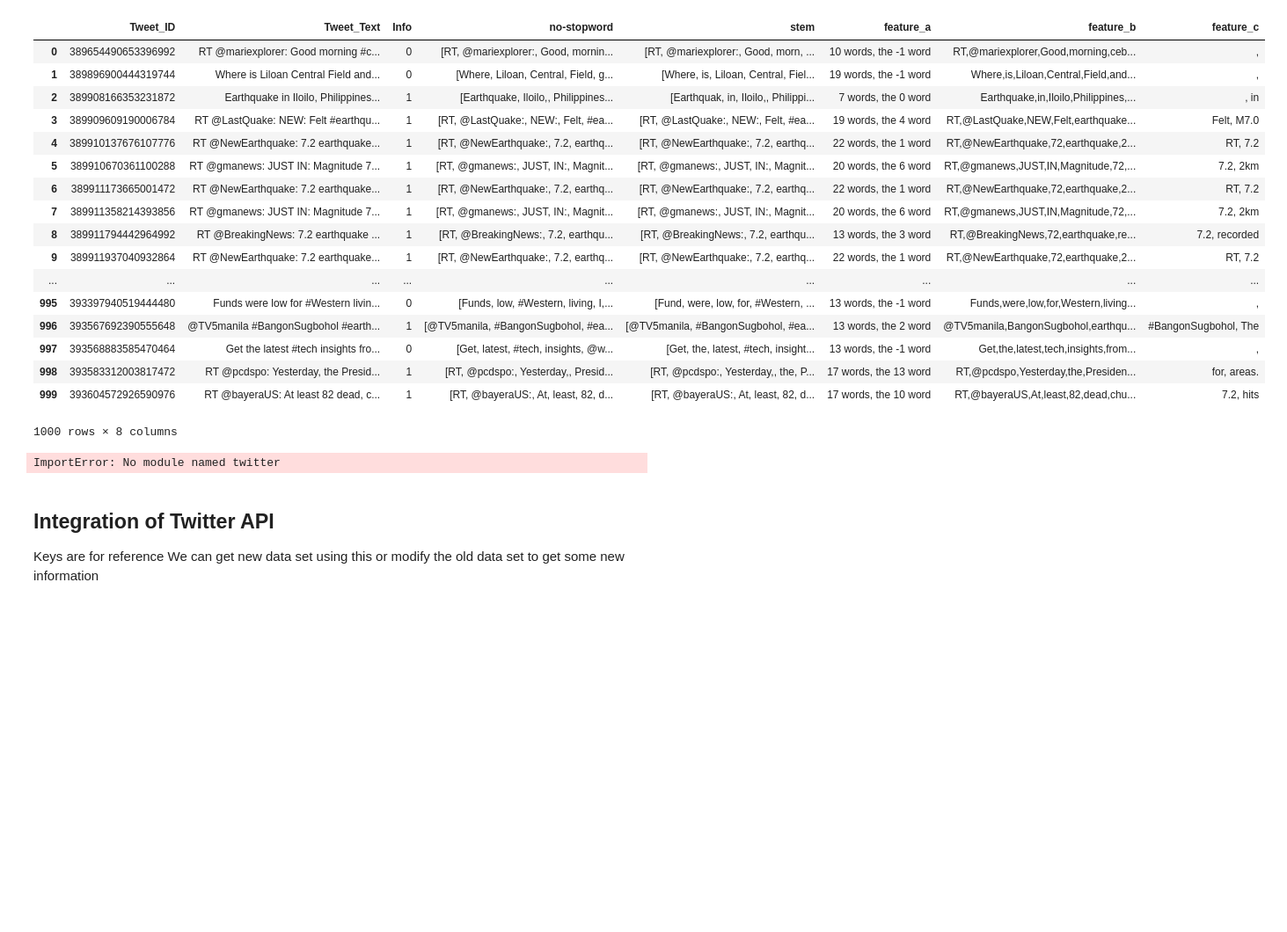
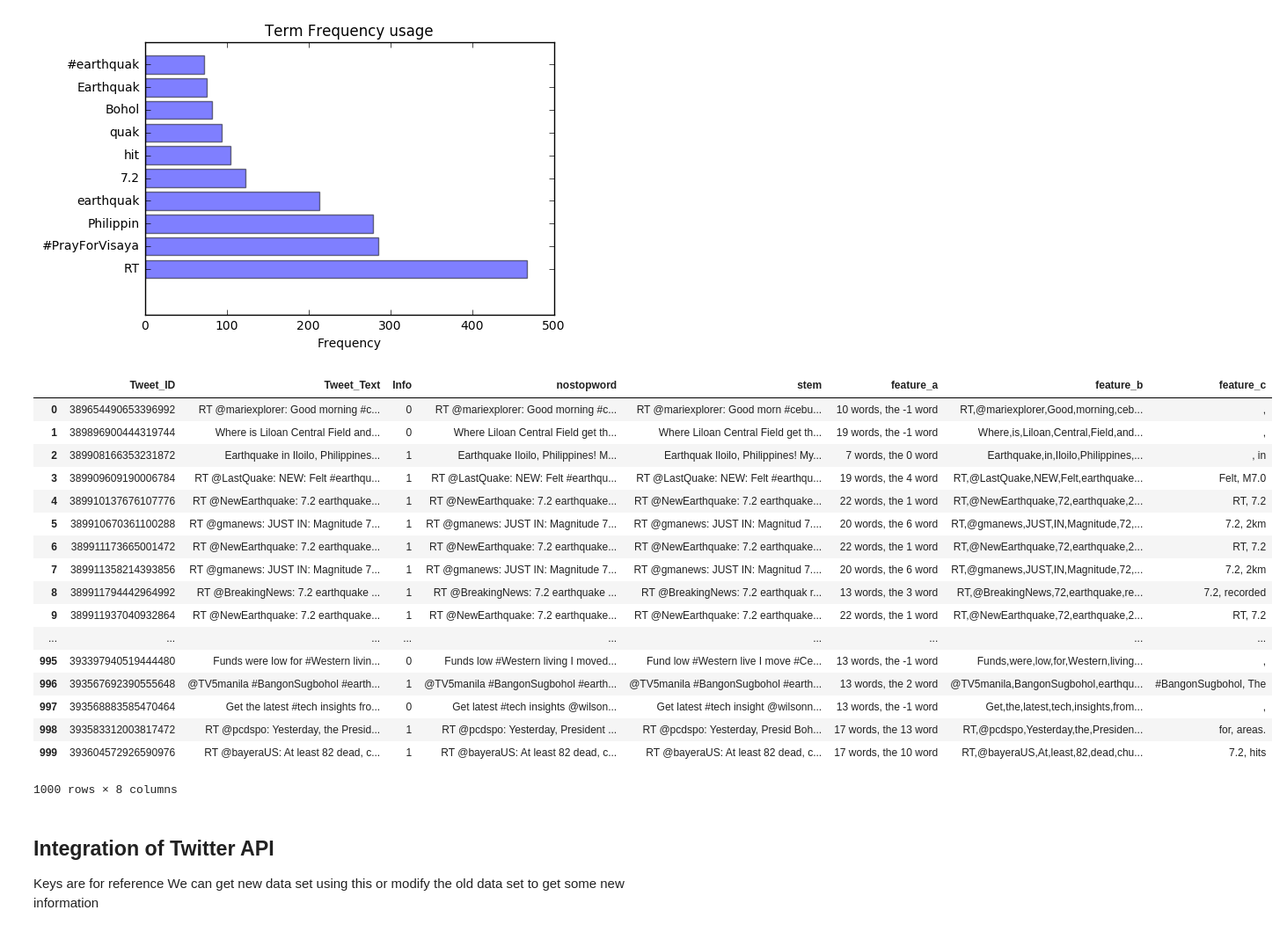
Before and after one commit to prateek470/TweetQuake, a Jupyter notebook: TweetQuake.ipynb, the cells around one changed output. Shown: that part at 88% size. Drawn from its saved outputs; the diff is of its cells as text; code cells hidden in the pictures; blank space fills up the shorter version.

Commit message:
Map plot

```diff
--- a/TweetQuake.ipynb
+++ b/TweetQuake.ipynb
@@ -6,12 +9,16 @@ TweetQuake
 import re
 import csv
 import nltk
+import operator
 # nltk.download()
 import pandas as pd
 import numpy as np
+import matplotlib.pyplot as plt
+from collections import defaultdict
 from IPython.core.interactiveshell import InteractiveShell
 InteractiveShell.ast_node_interactivity = "all"
 from nltk.stem.porter import PorterStemmer
+%matplotlib inline
 
 def get_data(filename):
     df = pd.read_csv(filename)
@@ -30,28 +37,51 @@ porter_stemmer = PorterStemmer()
 
 # load nltk's English stopwords as variable called 'stopwords'
 stopwords = nltk.corpus.stopwords.words('english')
+wordmap = defaultdict(int)
 
 def Stopword(tweet):
-    nostop = []
+    nostop = str()
     for word in tweet:
-        word = word.decode('utf-8')
-        if word not in stopwords: nostop.append(word)
+        #word = word.decode('utf-8')
+        if word not in stopwords: nostop+= " " + word
     return nostop
 
 def remove_stopword (X):
-    X['no-stopword'] = X.Tweet_Text.str.split().apply(Stopword)
+    X['nostopword'] = X.Tweet_Text.str.split().apply(Stopword)
     return X
 
 def Porter_Stem(tweet):
-    stemmed_word = []
+    stemmed_word = str()
     for word in tweet:
         word = word.decode('utf-8')
-        stemmed_word.append(porter_stemmer.stem(word))
+        stemmed_word += " " + (porter_stemmer.stem(word))
     return stemmed_word
 
 def stemming (X):
-    X['stem'] = X.Tweet_Text.str.split().apply(Porter_Stem)
+    X['stem'] = X.nostopword.str.split().apply(Porter_Stem)
     return X
+
+def update_wordmap(tweet):
+    #update wordmap
+    for word in tweet:
+        wordmap[word]+=1
+
+def term_frequency_plot(X):
+    #Plot a graph for term frequency in tweets
+    X.stem.str.split().apply(update_wordmap)
+    sorted_x = sorted(wordmap.items(), key=operator.itemgetter(1), reverse = True)
+    objects = list()
+    freq = list()
+    for i in range(10):
+        objects.append(sorted_x[i][0])
+        freq.append(sorted_x[i][1])
+
+    x_pos = np.arange(len(objects))
+    plt.barh(x_pos, freq, align='center', alpha=0.5)
+    plt.xlabel("Frequency")
+    plt.yticks(x_pos, objects)
+    plt.title('Term Frequency usage')
+    plt.show()
 
 # Feature Extraction
 # X['count'] = X.Tweet_Text.str.split(' ').apply(len)#.value_counts()
@@ -101,6 +131,7 @@ def find_before_after_query_word(val):
 # X.before_query1[X.position > 0] = X.position - 1
 X = remove_stopword(X)
 X = stemming (X)
+term_frequency_plot(X)
 X = Feature_extraction_A(X)
 X = Feature_extraction_B(X)
 X = Feature_extraction_C(X)
@@ -122,52 +153,52 @@ api = twitter.Api(consumer_key='4j8Uk7Hea3pdgEuJ6nkvqvVYO',
 # Find tweets using tweet ID
 res = api.GetStatus(389949367009808384)
 
 # Code to get the new data with Location and Created date
 # def find_created_at(id):
 #     try:
 #         res = api.GetStatus(id)
 #         return res.created_at
 #     except:
 #         return ''
 # X['created_at'] = X.Tweet_ID.astype(int).apply(find_created_at)
 # def find_location(id):
 #     try:
 #         return api.GetStatus(id).user.location
 #     except:
 #         return ''
 # X['location'] = X.Tweet_ID.astype(int).apply(find_location)
 # X.to_csv('new_data.csv', sep=',',encoding='utf-8')
 # %% [output]
 A value is trying to be set on a copy of a slice from a DataFrame
 
 See the caveats in the documentation: http://pandas.pydata.org/pandas-docs/stable/indexing.html#indexing-view-versus-copy
 A value is trying to be set on a copy of a slice from a DataFrame.
 Try using .loc[row_indexer,col_indexer] = value instead
 
 See the caveats in the documentation: http://pandas.pydata.org/pandas-docs/stable/indexing.html#indexing-view-versus-copy
 A value is trying to be set on a copy of a slice from a DataFrame.
 Try using .loc[row_indexer,col_indexer] = value instead
 
 See the caveats in the documentation: http://pandas.pydata.org/pandas-docs/stable/indexing.html#indexing-view-versus-copy
+[figure, added]
-|  | Tweet_ID | Tweet_Text | Info | no-stopword | stem | feature_a | feature_b | feature_c |
-| 0 | 389654490653396992 | RT @mariexplorer: Good morning #c... | 0 | [RT, @mariexplorer:, Good, mornin... | [RT, @mariexplorer:, Good, morn, ... | 10 words, the -1 word | RT,@mariexplorer,Good,morning,ceb... | , |
-| 1 | 389896900444319744 | Where is Liloan Central Field and... | 0 | [Where, Liloan, Central, Field, g... | [Where, is, Liloan, Central, Fiel... | 19 words, the -1 word | Where,is,Liloan,Central,Field,and... | , |
-| 2 | 389908166353231872 | Earthquake in Iloilo, Philippines... | 1 | [Earthquake, Iloilo,, Philippines... | [Earthquak, in, Iloilo,, Philippi... | 7 words, the 0 word | Earthquake,in,Iloilo,Philippines,... | , in |
-| 3 | 389909609190006784 | RT @LastQuake: NEW: Felt #earthqu... | 1 | [RT, @LastQuake:, NEW:, Felt, #ea... | [RT, @LastQuake:, NEW:, Felt, #ea... | 19 words, the 4 word | RT,@LastQuake,NEW,Felt,earthquake... | Felt, M7.0 |
-| 4 | 389910137676107776 | RT @NewEarthquake: 7.2 earthquake... | 1 | [RT, @NewEarthquake:, 7.2, earthq... | [RT, @NewEarthquake:, 7.2, earthq... | 22 words, the 1 word | RT,@NewEarthquake,72,earthquake,2... | RT, 7.2 |
-| 5 | 389910670361100288 | RT @gmanews: JUST IN: Magnitude 7... | 1 | [RT, @gmanews:, JUST, IN:, Magnit... | [RT, @gmanews:, JUST, IN:, Magnit... | 20 words, the 6 word | RT,@gmanews,JUST,IN,Magnitude,72,... | 7.2, 2km |
-| 6 | 389911173665001472 | RT @NewEarthquake: 7.2 earthquake... | 1 | [RT, @NewEarthquake:, 7.2, earthq... | [RT, @NewEarthquake:, 7.2, earthq... | 22 words, the 1 word | RT,@NewEarthquake,72,earthquake,2... | RT, 7.2 |
-| 7 | 389911358214393856 | RT @gmanews: JUST IN: Magnitude 7... | 1 | [RT, @gmanews:, JUST, IN:, Magnit... | [RT, @gmanews:, JUST, IN:, Magnit... | 20 words, the 6 word | RT,@gmanews,JUST,IN,Magnitude,72,... | 7.2, 2km |
-| 8 | 389911794442964992 | RT @BreakingNews: 7.2 earthquake ... | 1 | [RT, @BreakingNews:, 7.2, earthqu... | [RT, @BreakingNews:, 7.2, earthqu... | 13 words, the 3 word | RT,@BreakingNews,72,earthquake,re... | 7.2, recorded |
-| 9 | 389911937040932864 | RT @NewEarthquake: 7.2 earthquake... | 1 | [RT, @NewEarthquake:, 7.2, earthq... | [RT, @NewEarthquake:, 7.2, earthq... | 22 words, the 1 word | RT,@NewEarthquake,72,earthquake,2... | RT, 7.2 |
+|  | Tweet_ID | Tweet_Text | Info | nostopword | stem | feature_a | feature_b | feature_c |
+| 0 | 389654490653396992 | RT @mariexplorer: Good morning #c... | 0 | RT @mariexplorer: Good morning #c... | RT @mariexplorer: Good morn #cebu... | 10 words, the -1 word | RT,@mariexplorer,Good,morning,ceb... | , |
+| 1 | 389896900444319744 | Where is Liloan Central Field and... | 0 | Where Liloan Central Field get th... | Where Liloan Central Field get th... | 19 words, the -1 word | Where,is,Liloan,Central,Field,and... | , |
+| 2 | 389908166353231872 | Earthquake in Iloilo, Philippines... | 1 | Earthquake Iloilo, Philippines! M... | Earthquak Iloilo, Philippines! My... | 7 words, the 0 word | Earthquake,in,Iloilo,Philippines,... | , in |
+| 3 | 389909609190006784 | RT @LastQuake: NEW: Felt #earthqu... | 1 | RT @LastQuake: NEW: Felt #earthqu... | RT @LastQuake: NEW: Felt #earthqu... | 19 words, the 4 word | RT,@LastQuake,NEW,Felt,earthquake... | Felt, M7.0 |
+| 4 | 389910137676107776 | RT @NewEarthquake: 7.2 earthquake... | 1 | RT @NewEarthquake: 7.2 earthquake... | RT @NewEarthquake: 7.2 earthquake... | 22 words, the 1 word | RT,@NewEarthquake,72,earthquake,2... | RT, 7.2 |
+| 5 | 389910670361100288 | RT @gmanews: JUST IN: Magnitude 7... | 1 | RT @gmanews: JUST IN: Magnitude 7... | RT @gmanews: JUST IN: Magnitud 7.... | 20 words, the 6 word | RT,@gmanews,JUST,IN,Magnitude,72,... | 7.2, 2km |
+| 6 | 389911173665001472 | RT @NewEarthquake: 7.2 earthquake... | 1 | RT @NewEarthquake: 7.2 earthquake... | RT @NewEarthquake: 7.2 earthquake... | 22 words, the 1 word | RT,@NewEarthquake,72,earthquake,2... | RT, 7.2 |
+| 7 | 389911358214393856 | RT @gmanews: JUST IN: Magnitude 7... | 1 | RT @gmanews: JUST IN: Magnitude 7... | RT @gmanews: JUST IN: Magnitud 7.... | 20 words, the 6 word | RT,@gmanews,JUST,IN,Magnitude,72,... | 7.2, 2km |
+| 8 | 389911794442964992 | RT @BreakingNews: 7.2 earthquake ... | 1 | RT @BreakingNews: 7.2 earthquake ... | RT @BreakingNews: 7.2 earthquak r... | 13 words, the 3 word | RT,@BreakingNews,72,earthquake,re... | 7.2, recorded |
+| 9 | 389911937040932864 | RT @NewEarthquake: 7.2 earthquake... | 1 | RT @NewEarthquake: 7.2 earthquake... | RT @NewEarthquake: 7.2 earthquake... | 22 words, the 1 word | RT,@NewEarthquake,72,earthquake,2... | RT, 7.2 |
 | ... | ... | ... | ... | ... | ... | ... | ... | ... |
-| 995 | 393397940519444480 | Funds were low for #Western livin... | 0 | [Funds, low, #Western, living, I,... | [Fund, were, low, for, #Western, ... | 13 words, the -1 word | Funds,were,low,for,Western,living... | , |
-| 996 | 393567692390555648 | @TV5manila #BangonSugbohol #earth... | 1 | [@TV5manila, #BangonSugbohol, #ea... | [@TV5manila, #BangonSugbohol, #ea... | 13 words, the 2 word | @TV5manila,BangonSugbohol,earthqu... | #BangonSugbohol, The |
-| 997 | 393568883585470464 | Get the latest #tech insights fro... | 0 | [Get, latest, #tech, insights, @w... | [Get, the, latest, #tech, insight... | 13 words, the -1 word | Get,the,latest,tech,insights,from... | , |
-| 998 | 393583312003817472 | RT @pcdspo: Yesterday, the Presid... | 1 | [RT, @pcdspo:, Yesterday,, Presid... | [RT, @pcdspo:, Yesterday,, the, P... | 17 words, the 13 word | RT,@pcdspo,Yesterday,the,Presiden... | for, areas. |
-| 999 | 393604572926590976 | RT @bayeraUS: At least 82 dead, c... | 1 | [RT, @bayeraUS:, At, least, 82, d... | [RT, @bayeraUS:, At, least, 82, d... | 17 words, the 10 word | RT,@bayeraUS,At,least,82,dead,chu... | 7.2, hits |
+| 995 | 393397940519444480 | Funds were low for #Western livin... | 0 | Funds low #Western living I moved... | Fund low #Western live I move #Ce... | 13 words, the -1 word | Funds,were,low,for,Western,living... | , |
+| 996 | 393567692390555648 | @TV5manila #BangonSugbohol #earth... | 1 | @TV5manila #BangonSugbohol #earth... | @TV5manila #BangonSugbohol #earth... | 13 words, the 2 word | @TV5manila,BangonSugbohol,earthqu... | #BangonSugbohol, The |
+| 997 | 393568883585470464 | Get the latest #tech insights fro... | 0 | Get latest #tech insights @wilson... | Get latest #tech insight @wilsonn... | 13 words, the -1 word | Get,the,latest,tech,insights,from... | , |
+| 998 | 393583312003817472 | RT @pcdspo: Yesterday, the Presid... | 1 | RT @pcdspo: Yesterday, President ... | RT @pcdspo: Yesterday, Presid Boh... | 17 words, the 13 word | RT,@pcdspo,Yesterday,the,Presiden... | for, areas. |
+| 999 | 393604572926590976 | RT @bayeraUS: At least 82 dead, c... | 1 | RT @bayeraUS: At least 82 dead, c... | RT @bayeraUS: At least 82 dead, c... | 17 words, the 10 word | RT,@bayeraUS,At,least,82,dead,chu... | 7.2, hits |
 1000 rows × 8 columns
-ImportError: No module named twitter
 # %% [markdown]
 ## Integration of Twitter API
 Keys are for reference
```
Also changed, not shown: parts of 2 cells of this notebook, 4 other files.
